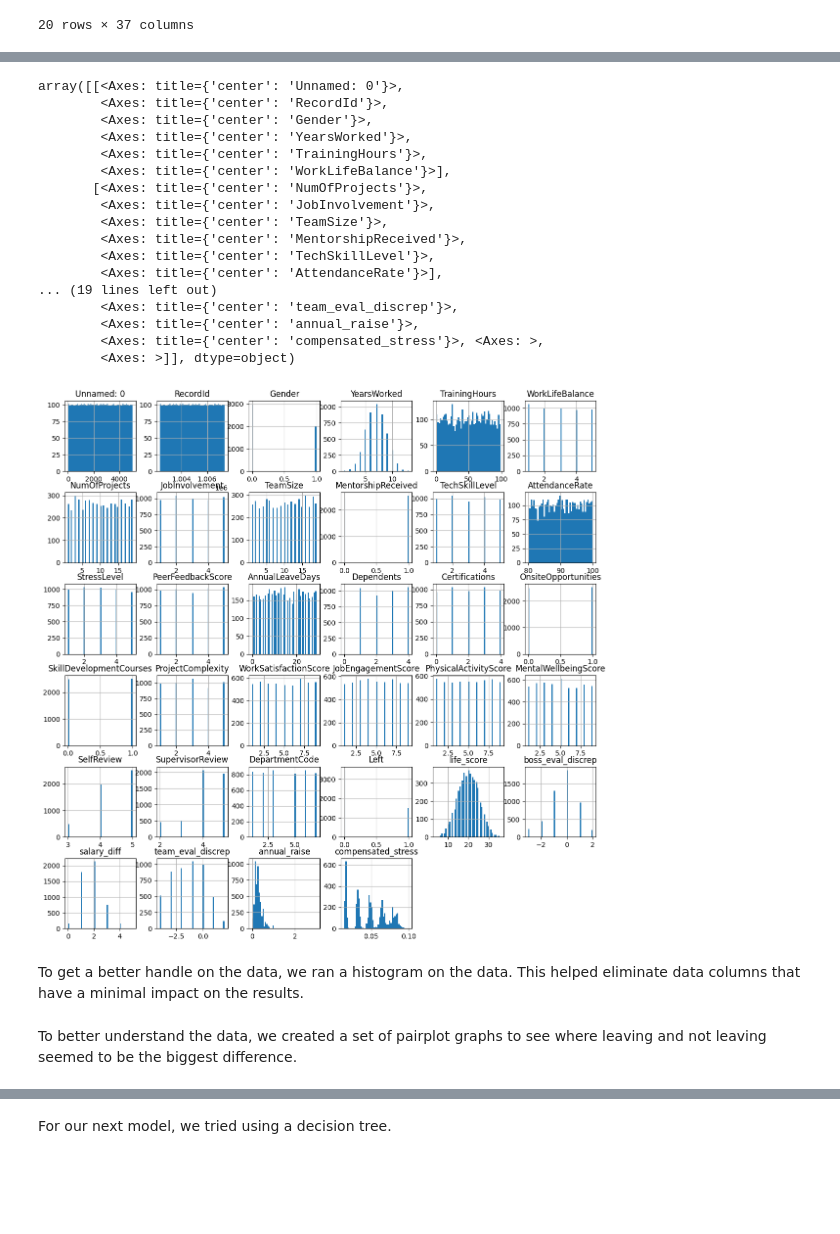
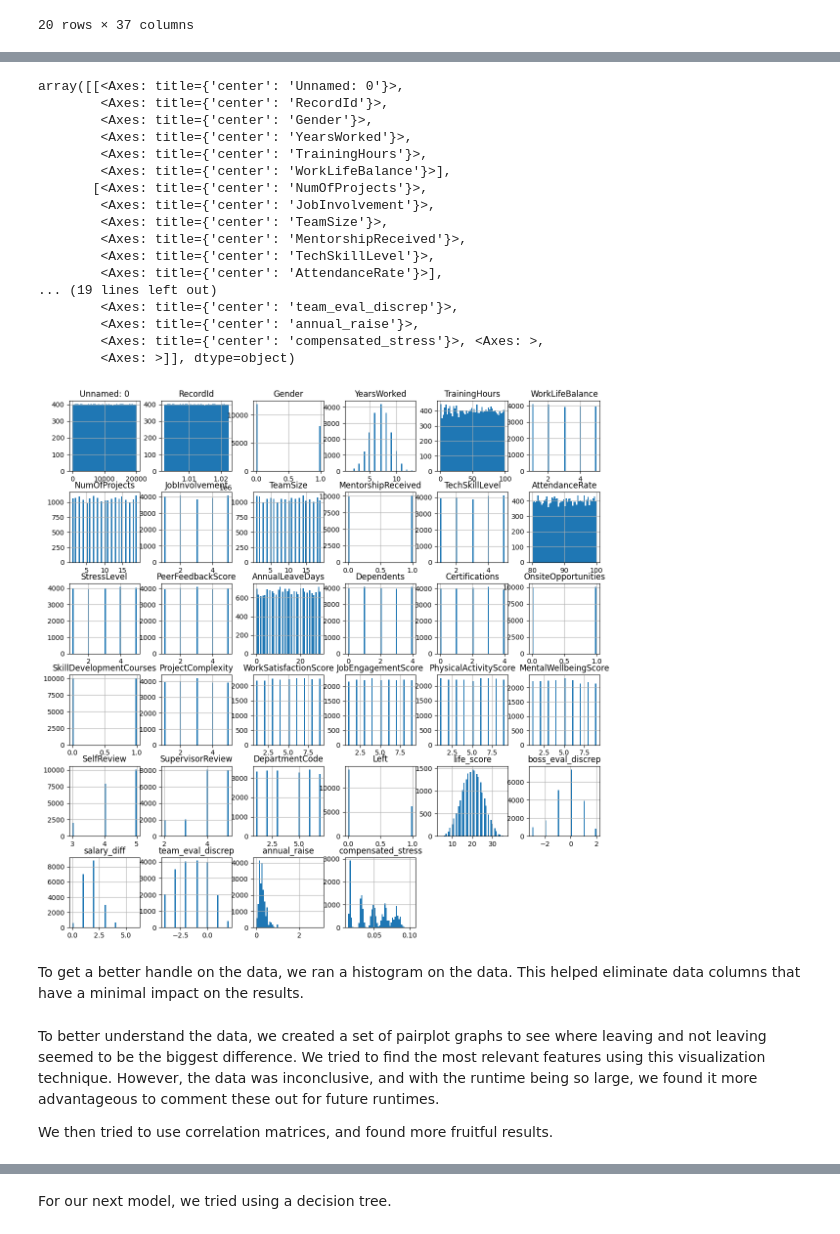
Before and after one commit to mpwellen/Artificial_Intelligence, a Jupyter notebook: Data602_Midterm.ipynb, the cells around one changed output, grey strips where cells are left out. Drawn from its saved outputs; the diff is of its cells as text; code cells hidden in the pictures; blank space fills up the shorter version.

```diff
--- a/Data602_Midterm.ipynb
+++ b/Data602_Midterm.ipynb
@@ -98,25 +98,25 @@ We then created some variables to better analyze the data. Our created variables
 # %%
-top_df = df.head(5000)
+top_df = df.head(20000)
 top_df.hist(bins=50, figsize=(14,14))
 # %% [output]
 array([[<Axes: title={'center': 'Unnamed: 0'}>,
         <Axes: title={'center': 'RecordId'}>,
         <Axes: title={'center': 'Gender'}>,
         <Axes: title={'center': 'YearsWorked'}>,
         <Axes: title={'center': 'TrainingHours'}>,
         <Axes: title={'center': 'WorkLifeBalance'}>],
        [<Axes: title={'center': 'NumOfProjects'}>,
         <Axes: title={'center': 'JobInvolvement'}>,
         <Axes: title={'center': 'TeamSize'}>,
         <Axes: title={'center': 'MentorshipReceived'}>,
         <Axes: title={'center': 'TechSkillLevel'}>,
         <Axes: title={'center': 'AttendanceRate'}>],
 ... (19 lines left out)
         <Axes: title={'center': 'team_eval_discrep'}>,
         <Axes: title={'center': 'annual_raise'}>,
         <Axes: title={'center': 'compensated_stress'}>, <Axes: >,
         <Axes: >]], dtype=object)
-[figure, old version]
+[figure, new version]
 # %% [markdown]
 To get a better handle on the data, we ran a histogram on the data. This helped eliminate data columns that have a minimal impact on the results.
 # %%
@@ -130,7 +130,9 @@ top_df_cats = top_df[cat_columns]
 #sns.pairplot(top_df_nums, hue='Left')
 #plt.show()
 # %% [markdown]
-To better understand the data, we created a set of pairplot graphs to see where leaving and not leaving seemed to be the biggest difference.
+To better understand the data, we created a set of pairplot graphs to see where leaving and not leaving seemed to be the biggest difference. We tried to find the most relevant features using this visualization technique. However, the data was inconclusive, and with the runtime being so large, we found it more advantageous to comment these out for future runtimes.
+
+We then tried to use correlation matrices, and found more fruitful results.
 # %%
 corr_matrix_catdf = top_df[['Gender', 'MentorshipReceived', 'OnsiteOpportunities',
                            'SkillDevelopmentCourses', 'DepartmentCode', 'Left']]
```
Also changed, not shown: parts of 21 cells of this notebook.
